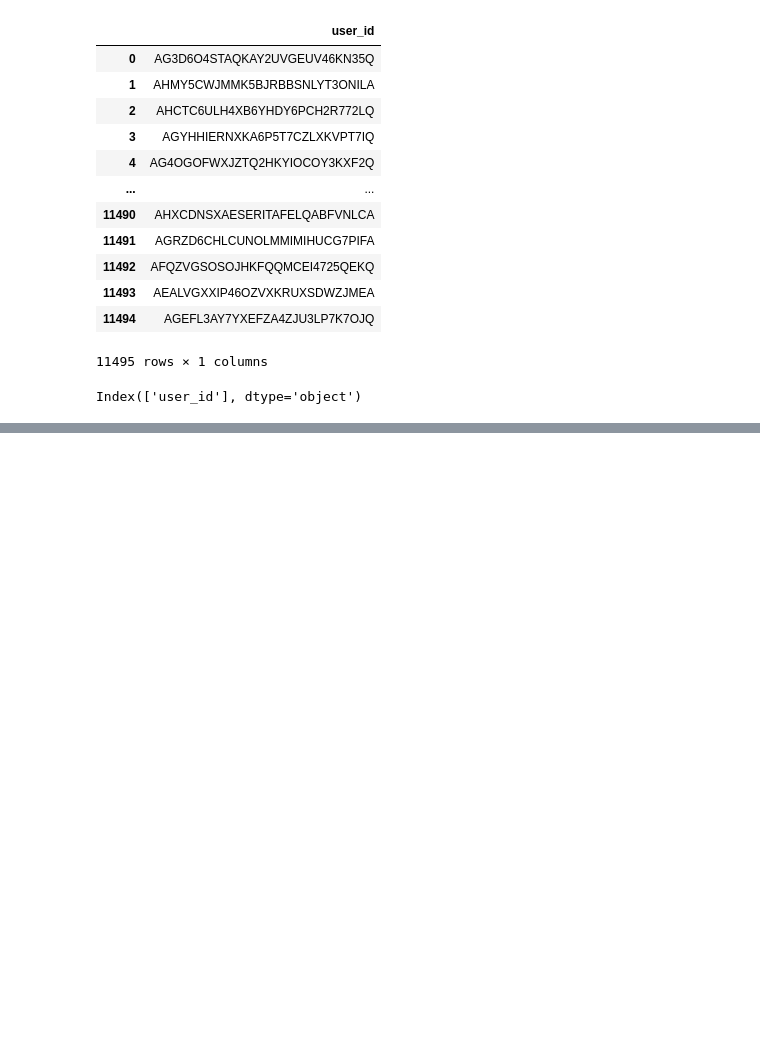
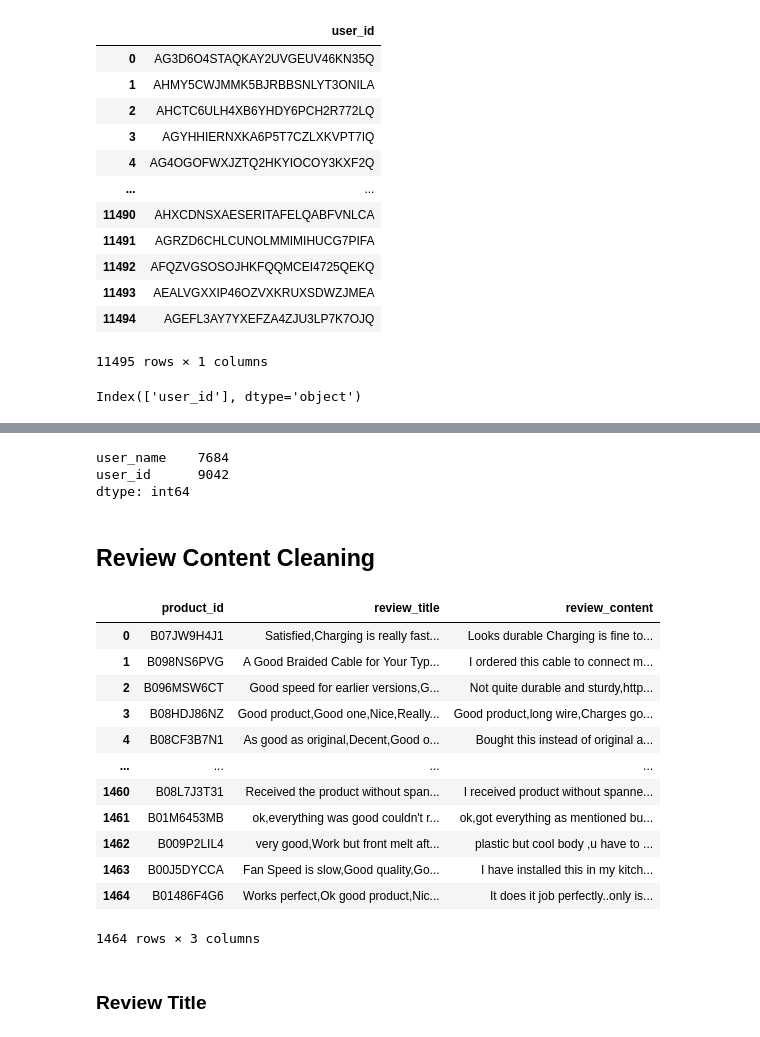
Before and after one commit to wxteh/amazon-customer-review-analysis, a Jupyter notebook: notebooks/arhturmollett-clean-data.ipynb, the cells around one changed output, grey strips where cells are left out. Saved outputs shown, nothing was run; the diff lists cells and outputs as text; code cells hidden in the pictures; blank space fills up the shorter version.

Commit message:
Reviewers + Reviews split

```diff
--- a/notebooks/arhturmollett-clean-data.ipynb
+++ b/notebooks/arhturmollett-clean-data.ipynb
@@ -269,0 +454,26 @@ Index(['user_id'], dtype='object')
+# %%
+reviewers_clean.nunique()
+# %% [output]
+user_name    7684
+user_id      9042
+dtype: int64
+# %% [markdown]
+## Review Content Cleaning
+# %%
+df[['product_id','review_title','review_content']]
+# %% [output]
+|  | product_id | review_title | review_content |
+| 0 | B07JW9H4J1 | Satisfied,Charging is really fast... | Looks durable Charging is fine to... |
+| 1 | B098NS6PVG | A Good Braided Cable for Your Typ... | I ordered this cable to connect m... |
+| 2 | B096MSW6CT | Good speed for earlier versions,G... | Not quite durable and sturdy,http... |
+| 3 | B08HDJ86NZ | Good product,Good one,Nice,Really... | Good product,long wire,Charges go... |
+| 4 | B08CF3B7N1 | As good as original,Decent,Good o... | Bought this instead of original a... |
+| ... | ... | ... | ... |
+| 1460 | B08L7J3T31 | Received the product without span... | I received product without spanne... |
+| 1461 | B01M6453MB | ok,everything was good couldn't r... | ok,got everything as mentioned bu... |
+| 1462 | B009P2LIL4 | very good,Work but front melt aft... | plastic but cool body ,u have to ... |
+| 1463 | B00J5DYCCA | Fan Speed is slow,Good quality,Go... | I have installed this in my kitch... |
+| 1464 | B01486F4G6 | Works perfect,Ok good product,Nic... | It does it job perfectly..only is... |
+1464 rows × 3 columns
+# %% [markdown]
+###  Review Title
```
Also changed, not shown: parts of 32 cells of this notebook.
